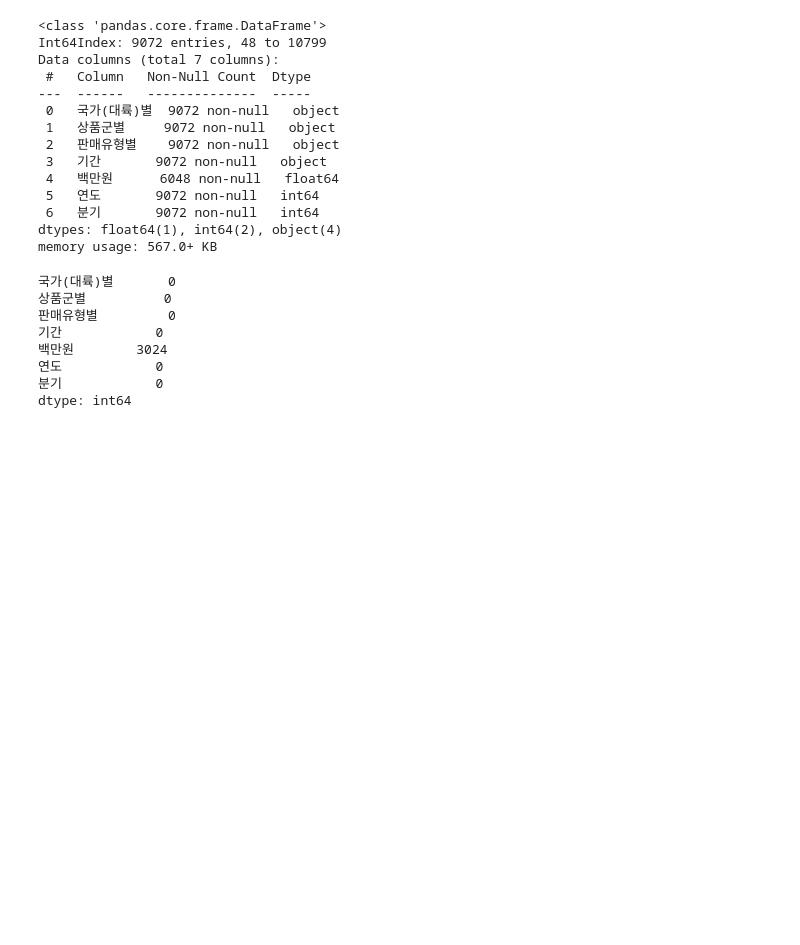
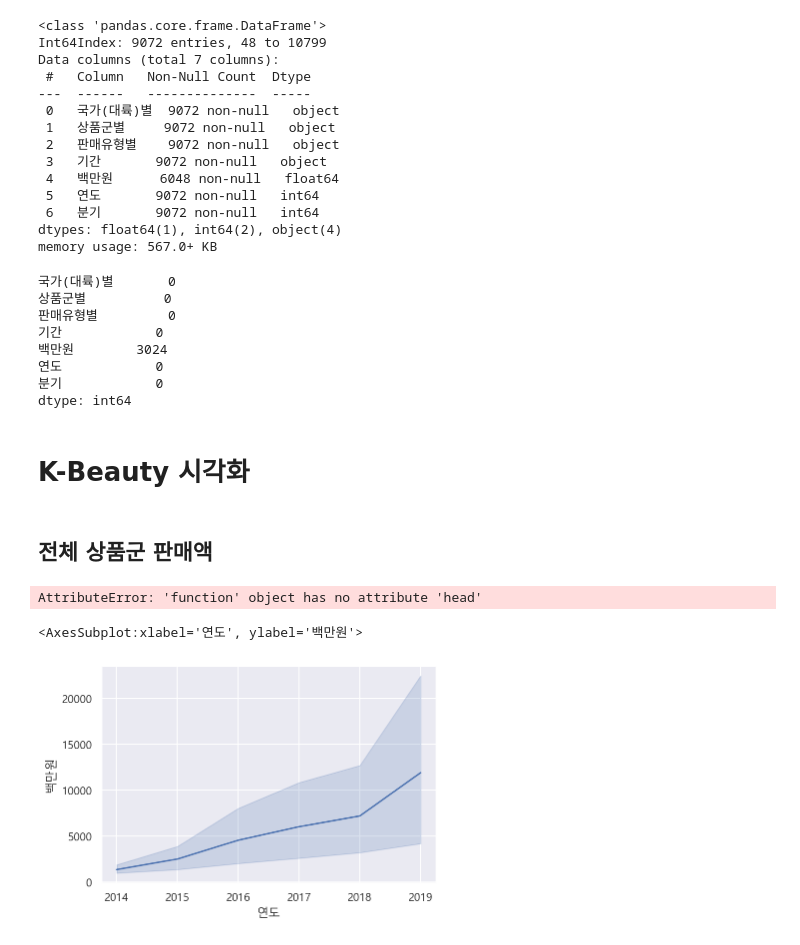
Before and after one commit to selffish234/Boostcourse_Data_science, a Jupyter notebook: 4주차/K-Beauty-oversea-online-sales.ipynb, the cells around one changed output. Cells and saved outputs as stored; diff of their text form; code cells hidden in the pictures; blank space fills up the shorter version.

```diff
--- a/4주차/K-Beauty-oversea-online-sales.ipynb
+++ b/4주차/K-Beauty-oversea-online-sales.ipynb
@@ -224,3 +224,21 @@ df.isnull().sum()
 연도            0
 분기            0
 dtype: int64
+# %% [markdown]
+# K-Beauty 시각화
+# %% [markdown]
+## 전체 상품군 판매액
+# %%
+# 판매유형별 데이터는 일부 기간에는 "계"만 존제
+# 판매유형별 == "계" 데이터만 가져와서 봐야지만
+# 평균 값을 구하는 그래프에서 올바른 값 표현 가능
+df_total = df[df["판매유형별"] == "계"].copy()
+df_total.head()
+# %% [output]
+AttributeError: 'function' object has no attribute 'head'
+# %%
+# 연도, 판매액 lineplot으로 그리기
+sns.lineplot(data=df_total, x="연도", y = "백만원")
+# %% [output]
+<AxesSubplot:xlabel='연도', ylabel='백만원'>
+[figure, added]
```
Also changed, not shown: parts of 26 cells of this notebook.
